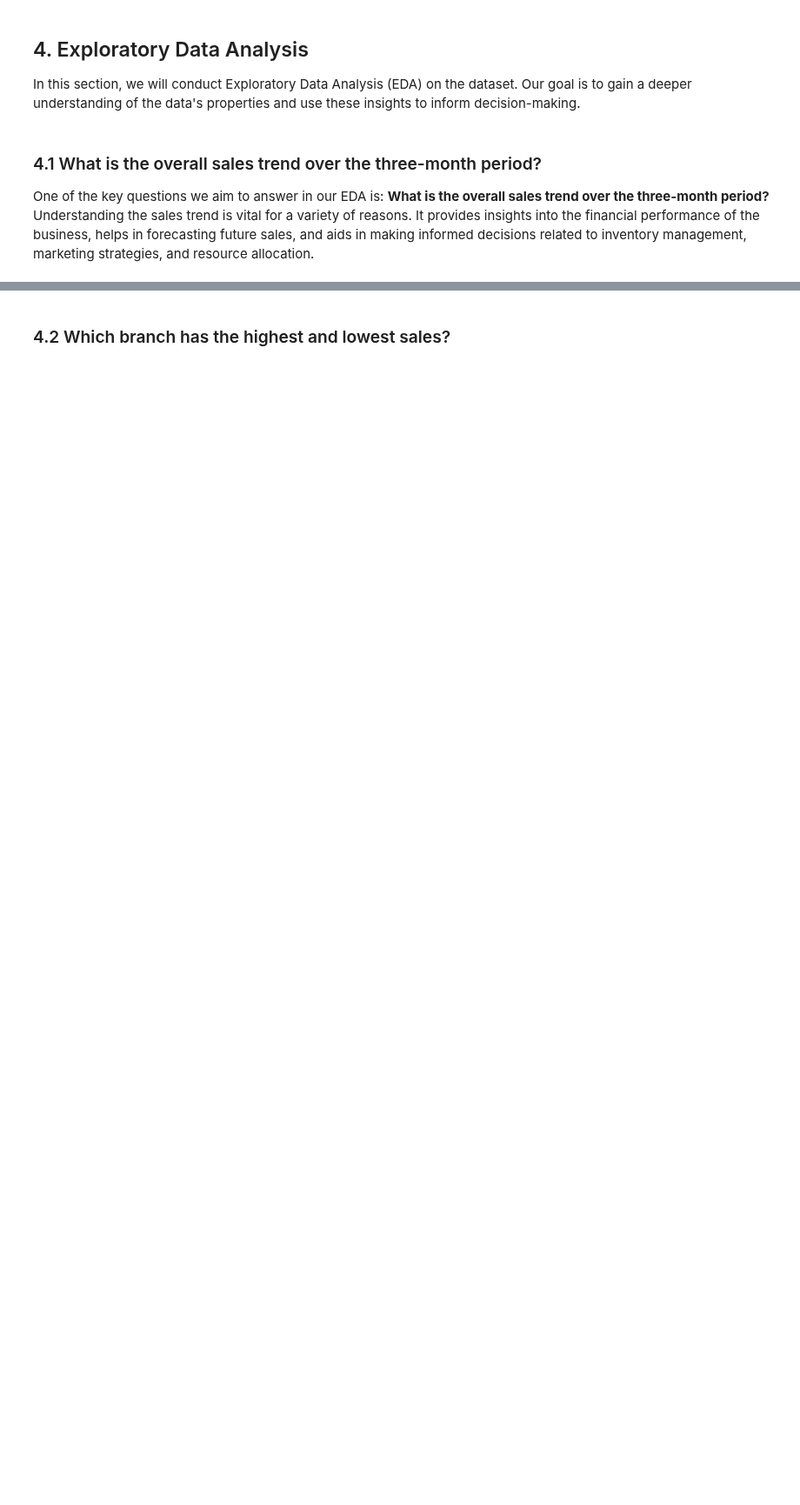
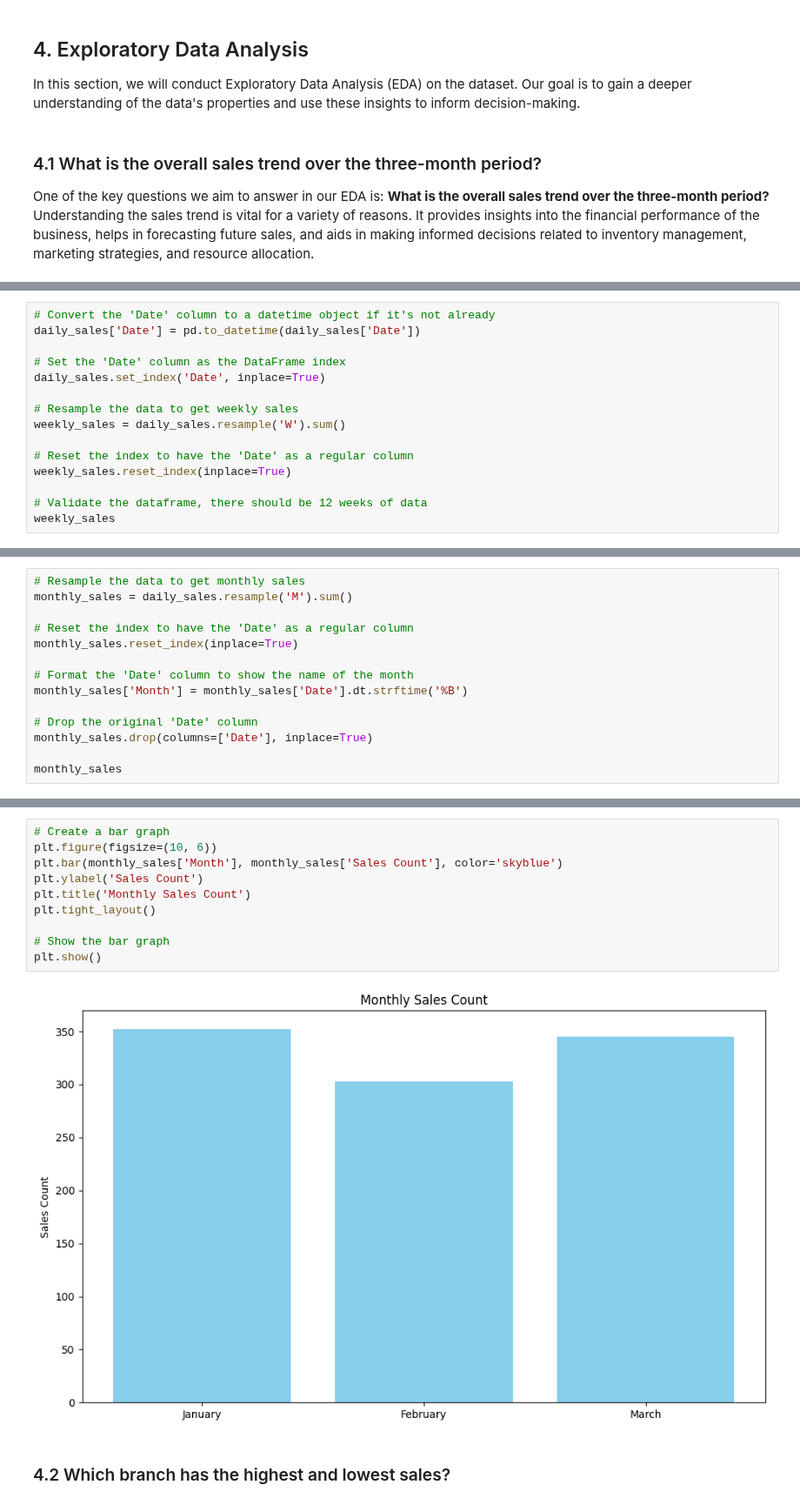
Before and after one commit to AnnahMasunga/team_tulip, a Jupyter notebook: Solution.ipynb, the cells around one changed output, grey strips where cells are left out. Shown at 87% size. Cells and saved outputs as stored; diff of their text form; blank space fills up the shorter version.

```diff
--- a/Solution.ipynb
+++ b/Solution.ipynb
@@ -168,0 +196,15 @@ TypeError: Only valid with DatetimeIndex, TimedeltaIndex or PeriodIndex, but got
+# %%
+# Convert the 'Date' column to a datetime object if it's not already
+daily_sales['Date'] = pd.to_datetime(daily_sales['Date'])
+
+# Set the 'Date' column as the DataFrame index
+daily_sales.set_index('Date', inplace=True)
+
+# Resample the data to get weekly sales
+weekly_sales = daily_sales.resample('W').sum()
+
+# Reset the index to have the 'Date' as a regular column
+weekly_sales.reset_index(inplace=True)
+
+# Validate the dataframe, there should be 12 weeks of data
+weekly_sales
@@ -168,0 +238,14 @@ TypeError: Only valid with DatetimeIndex, TimedeltaIndex or PeriodIndex, but got
+# %%
+# Resample the data to get monthly sales
+monthly_sales = daily_sales.resample('M').sum()
+
+# Reset the index to have the 'Date' as a regular column
+monthly_sales.reset_index(inplace=True)
+
+# Format the 'Date' column to show the name of the month
+monthly_sales['Month'] = monthly_sales['Date'].dt.strftime('%B')
+
+# Drop the original 'Date' column
+monthly_sales.drop(columns=['Date'], inplace=True)
+
+monthly_sales
@@ -169,3 +258,15 @@ TypeError: Only valid with DatetimeIndex, TimedeltaIndex or PeriodIndex, but got
+# %%
+# Create a bar graph
+plt.figure(figsize=(10, 6))
+plt.bar(monthly_sales['Month'], monthly_sales['Sales Count'], color='skyblue')
+plt.ylabel('Sales Count')
+plt.title('Monthly Sales Count')
+plt.tight_layout()
+
+# Show the bar graph
+plt.show()
+# %% [output]
+[figure, added]
 # %% [markdown]
 ### 4.2 Which branch has the highest and lowest sales?
 # %%
```
Also changed, not shown: parts of 11 cells of this notebook.
